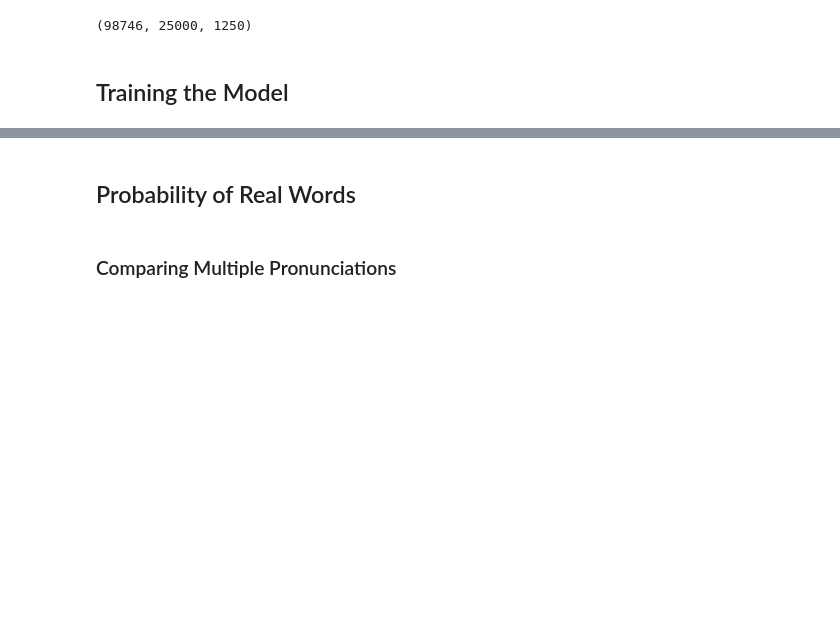
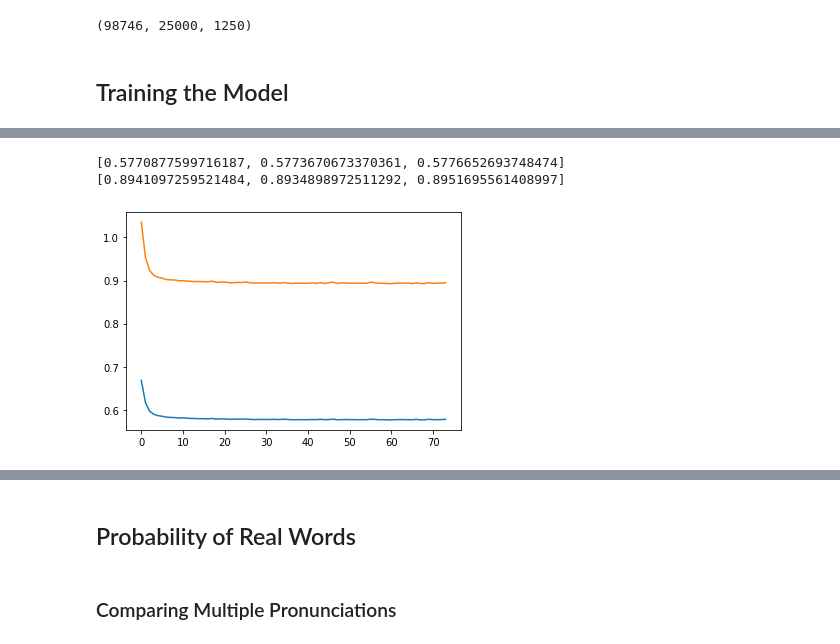
Before and after one commit to colinpollock/sonorant, a Jupyter notebook: LM RNN.ipynb, the cells around one changed output, grey strips where cells are left out. Drawn from its saved outputs; the diff is of its cells as text; code cells hidden in the pictures; blank space fills up the shorter version.

```diff
--- a/LM RNN.ipynb
+++ b/LM RNN.ipynb
@@ -105,0 +222,12 @@ Wall time: 2min 24s
+# %%
+%%time
+
+lm5 = PhonemeLM(
+    phoneme_to_idx, device='cuda', rnn_type='gru',
+    embedding_dimension=20, hidden_dimension=100, num_layers=1,
+    max_epochs=2000, early_stopping_rounds=3,
+    lr=5e-3, batch_size=1024, l2_strength=5e-4
+)
+
+
+train_losses_5, dev_losses_5 = lm5.fit(train_df.pronunciation, dev_df.pronunciation)
@@ -105,0 +253,10 @@ Wall time: 2min 24s
+# %%
+plt.plot(train_losses_5)
+plt.plot(dev_losses_5)
+
+print(train_losses_5[-3:])
+print(dev_losses_5[-3:])
+# %% [output]
+[0.5770877599716187, 0.5773670673370361, 0.5776652693748474]
+[0.8941097259521484, 0.8934898972511292, 0.8951695561408997]
+[figure, added]
```
Also changed, not shown: parts of 25 cells of this notebook.
